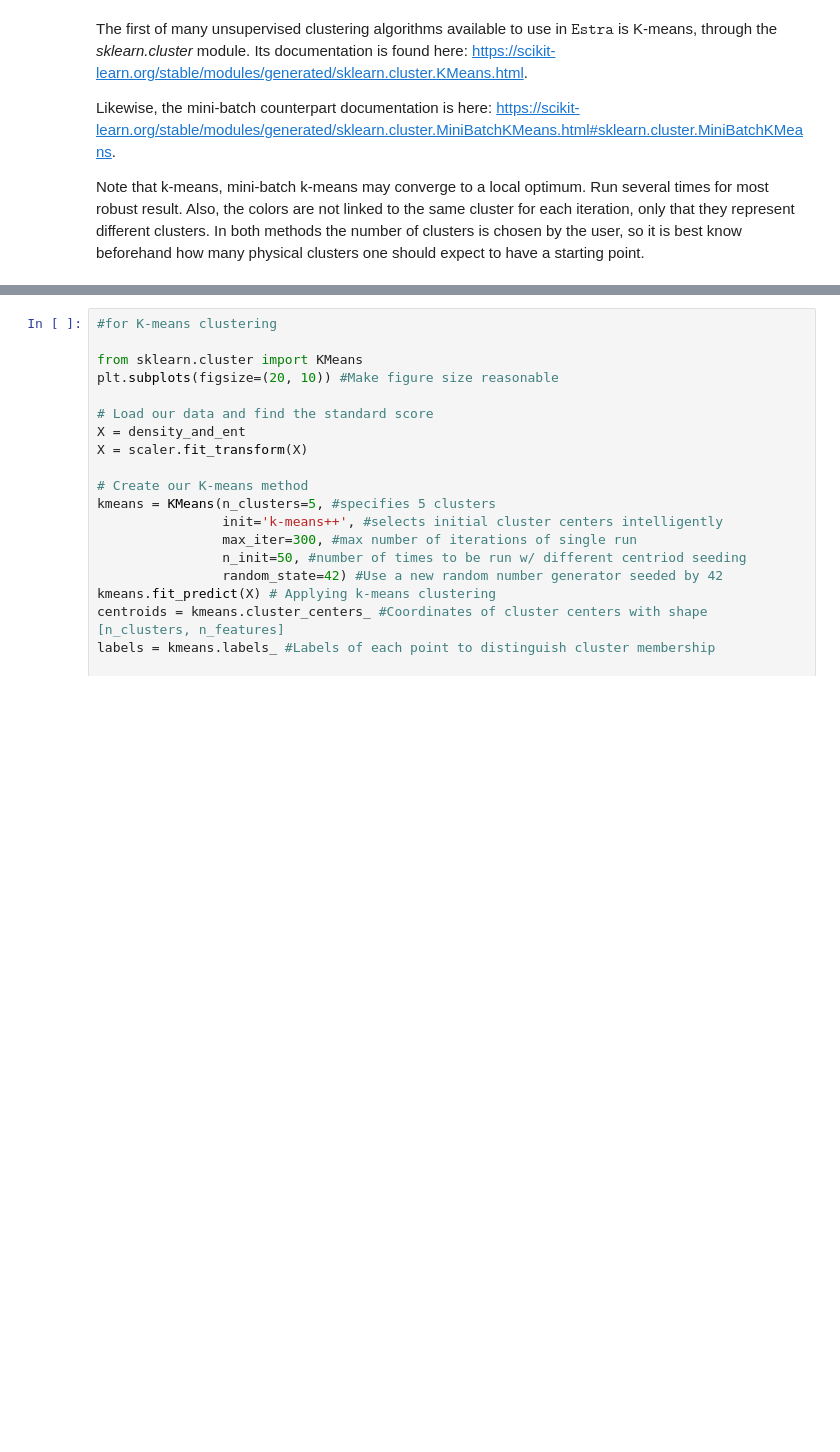
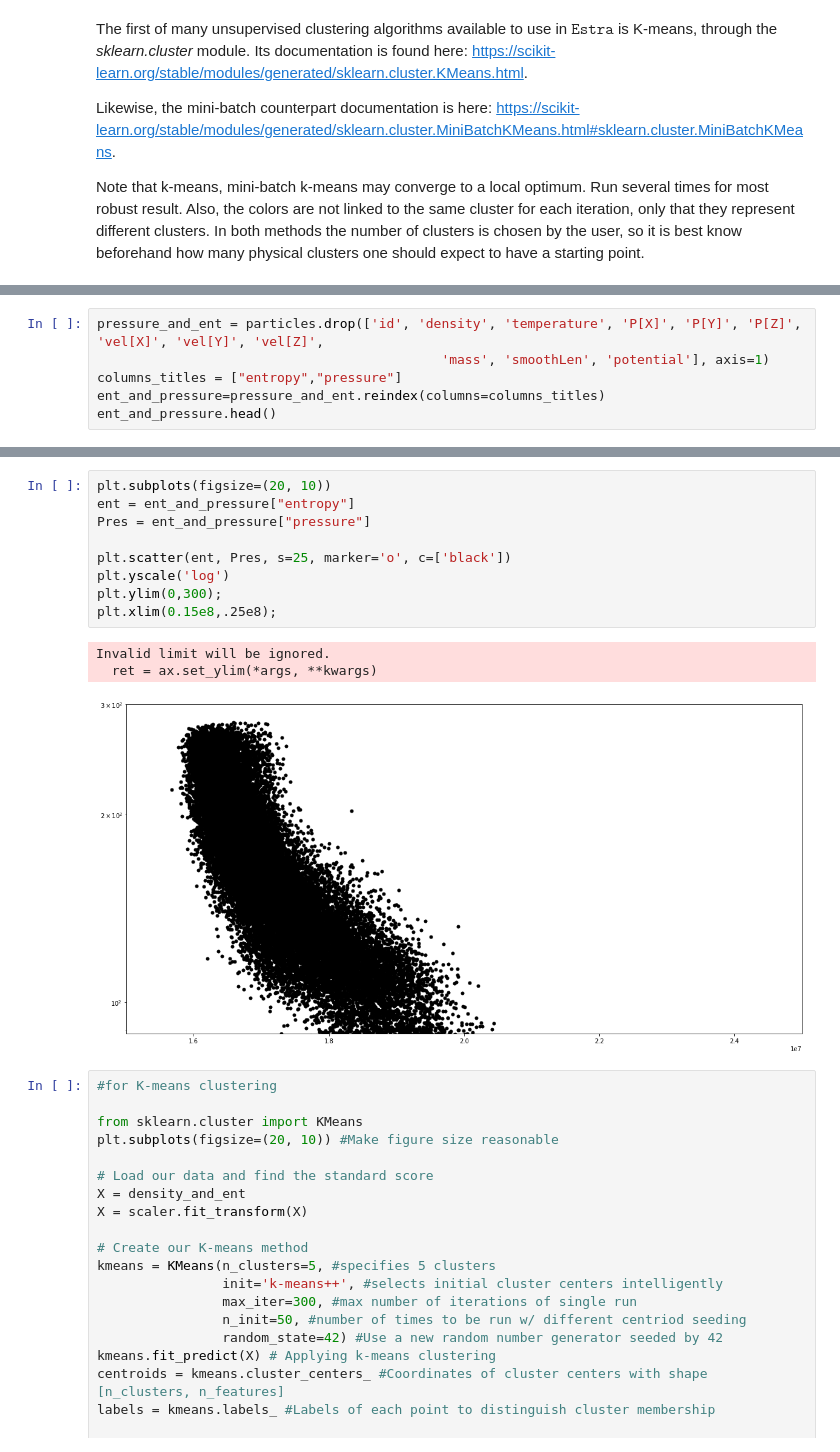
Before and after one commit to patrickaleo/estra, a Jupyter notebook: Notebooks/Estra_v2-other_phase_spaces.ipynb, the cells around one changed output, grey strips where cells are left out. Cells and saved outputs as stored; diff of their text form; blank space fills up the shorter version.

```diff
--- a/Notebooks/Estra_v2-other_phase_spaces.ipynb
+++ b/Notebooks/Estra_v2-other_phase_spaces.ipynb
@@ -188,0 +202,6 @@ plt.savefig('5clus_Kmeans_p_S.jpg', format='jpg', dpi=300, bbox_inches='tight')
+# %%
+pressure_and_ent = particles.drop(['id', 'density', 'temperature', 'P[X]', 'P[Y]', 'P[Z]', 'vel[X]', 'vel[Y]', 'vel[Z]',
+                                            'mass', 'smoothLen', 'potential'], axis=1)
+columns_titles = ["entropy","pressure"]
+ent_and_pressure=pressure_and_ent.reindex(columns=columns_titles)
+ent_and_pressure.head()
@@ -189,3 +215,16 @@ plt.savefig('5clus_Kmeans_p_S.jpg', format='jpg', dpi=300, bbox_inches='tight')
+# %%
+plt.subplots(figsize=(20, 10))
+ent = ent_and_pressure["entropy"]
+Pres = ent_and_pressure["pressure"]
+
+plt.scatter(ent, Pres, s=25, marker='o', c=['black'])
+plt.yscale('log')
+plt.ylim(0,300);
+plt.xlim(0.15e8,.25e8);
+# %% [output]
+Invalid limit will be ignored.
+  ret = ax.set_ylim(*args, **kwargs)
+[figure, added]
 # %%
 #for K-means clustering
 
```
Also changed, not shown: parts of 3 cells of this notebook, 21 other files.
